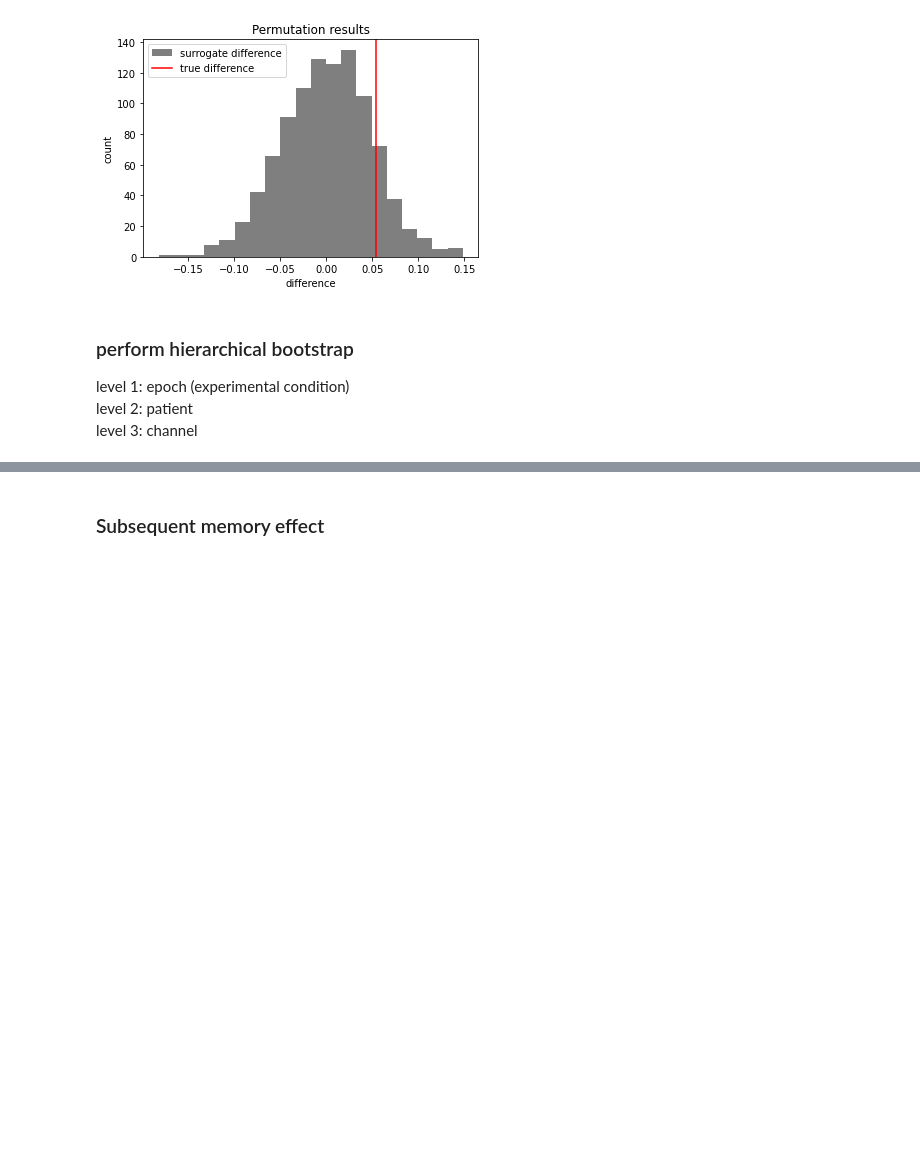
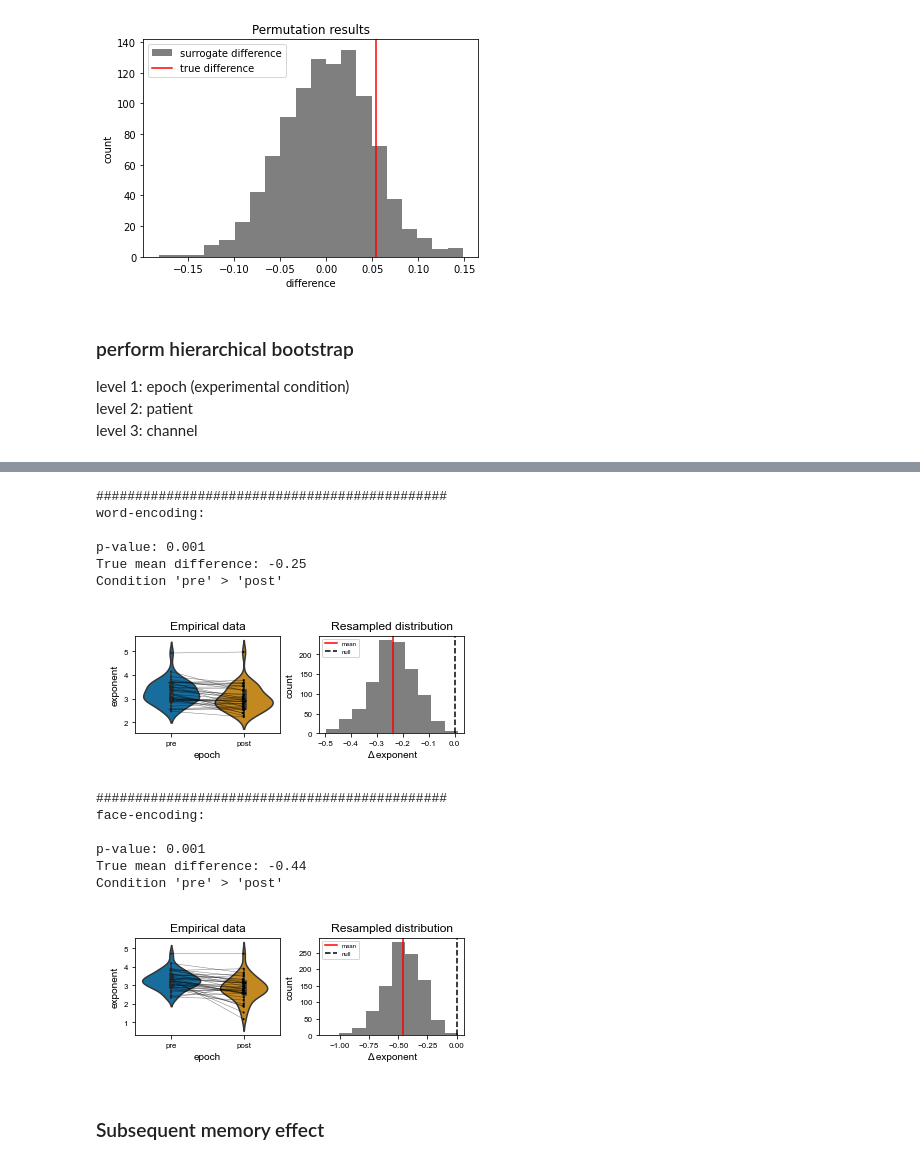
Before and after one commit to voytekresearch/oscillation_vs_exponent, a Jupyter notebook: notebooks/hierarchical_bootstrap.ipynb, the cells around one changed output, grey strips where cells are left out. Cells and saved outputs as stored; diff of their text form; code cells hidden in the pictures; blank space fills up the shorter version.

```diff
--- a/notebooks/hierarchical_bootstrap.ipynb
+++ b/notebooks/hierarchical_bootstrap.ipynb
@@ -240,3 +243,38 @@ Condition 'post' > 'pre'
+# %%
+# save figures for expoenent - reviewer responses
+
+for df, material in zip([df_w, df_f],['words','faces']):
+    # display progress
+    print("\n#############################################")
+    print(f"{material[:-1]}-encoding:\n")
+
+    # drop nan values
+    df_r = df.copy()
+    df_r = df_r.dropna(subset='exponent')
+
+    # apply hierarchical bootstrap
+    run_hb(df_r, 'exponent', 'epoch', 'patient', 'chan_idx', 1000)
+
+    # format and save figure
+    fig = plt.gcf()
+    fig.set_size_inches(5, 2)
+    plt.savefig(f"{PROJECT_PATH}/figures/reviewer_responses/hierarchical_bootstrap/hb_exponent_{material}.png")
+    plt.show()
+# %% [output]
+#############################################
+word-encoding:
+
+p-value: 0.001
+True mean difference: -0.25
+Condition 'pre' > 'post'
+[figure, added]
+#############################################
+face-encoding:
+
+p-value: 0.001
+True mean difference: -0.44
+Condition 'pre' > 'post'
+[figure, added]
 # %% [markdown]
 ### Subsequent memory effect
 # %%
```
Also changed, not shown: parts of 3 cells of this notebook.
